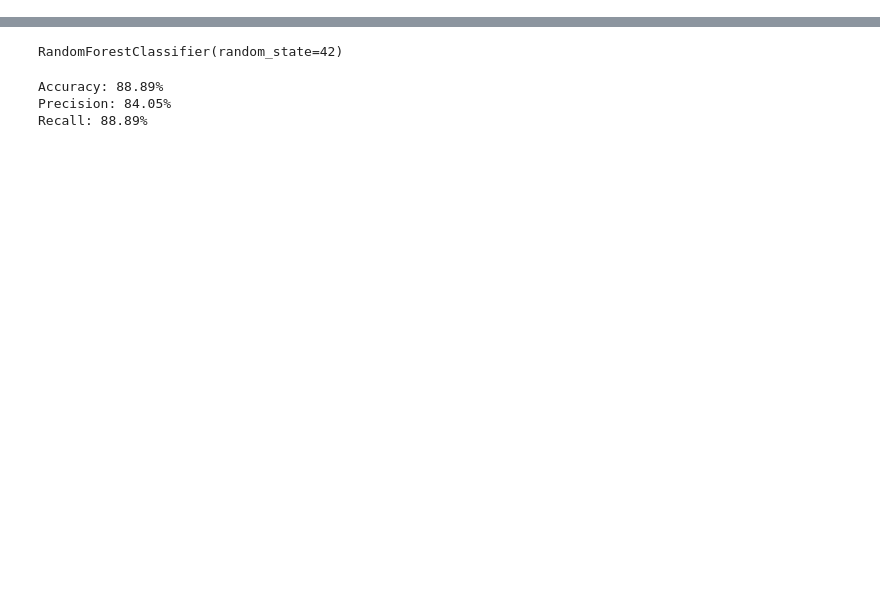
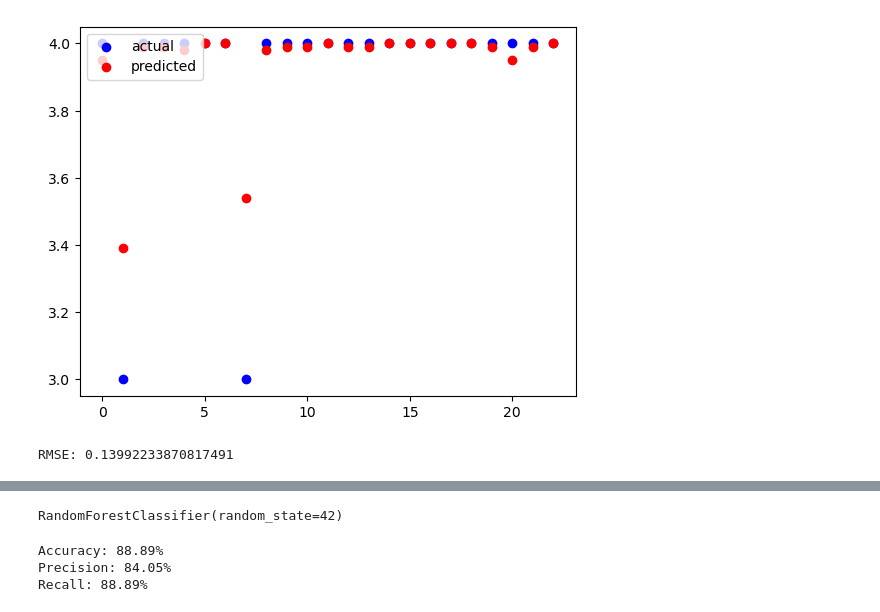
Before and after one commit to waxiaoyan/scientific-worker-mental-health, a Jupyter notebook: jupyter notebook/科技工作人员-所有量表测试项预测.ipynb, the cells around one changed output, grey strips where cells are left out. Cells and saved outputs as stored; diff of their text form; code cells hidden in the pictures; blank space fills up the shorter version.

```diff
--- a/jupyter notebook/科技工作人员-所有量表测试项预测.ipynb
+++ b/jupyter notebook/科技工作人员-所有量表测试项预测.ipynb
@@ -29,6 +31,28 @@ x = data.loc[:, "OSI6":"WFCS3"]
 # y = data.loc[:, "anxiety"]
 # y = data.loc[:, "depression"]
 y = data.loc[:, "suicide"]
+# %%
+model = RandomForestRegressor(n_estimators=100, random_state=42)
+x_train, x_test, y_train, y_test = train_test_split(X, y, test_size=0.3, random_state=42)
+
+# 训练模型
+model.fit(x_train, y_train)
+
+# 在测试集上进行预测
+y_pred = model.predict(x_test)
+
+# 绘制散点图
+plt.scatter(np.arange(len(y_test)), y_test, c='b', label='actual')
+plt.scatter(np.arange(len(y_test)), y_pred, c='r', label='predicted')
+plt.legend(loc='upper left')
+plt.show()
+
+# 输出RMSE
+rmse = mean_squared_error(y_test, y_pred, squared=False)
+print(f'RMSE: {rmse}')
+# %% [output]
+[figure, added]
+RMSE: 0.13992233870817491
 # %%
 rfc = RandomForestClassifier(n_estimators=100,max_depth = 8, min_samples_split = 6, random_state=7)
 # 进行交叉验证，得到预测结果
```
Also changed, not shown: parts of 2 cells of this notebook, 4 other files.
